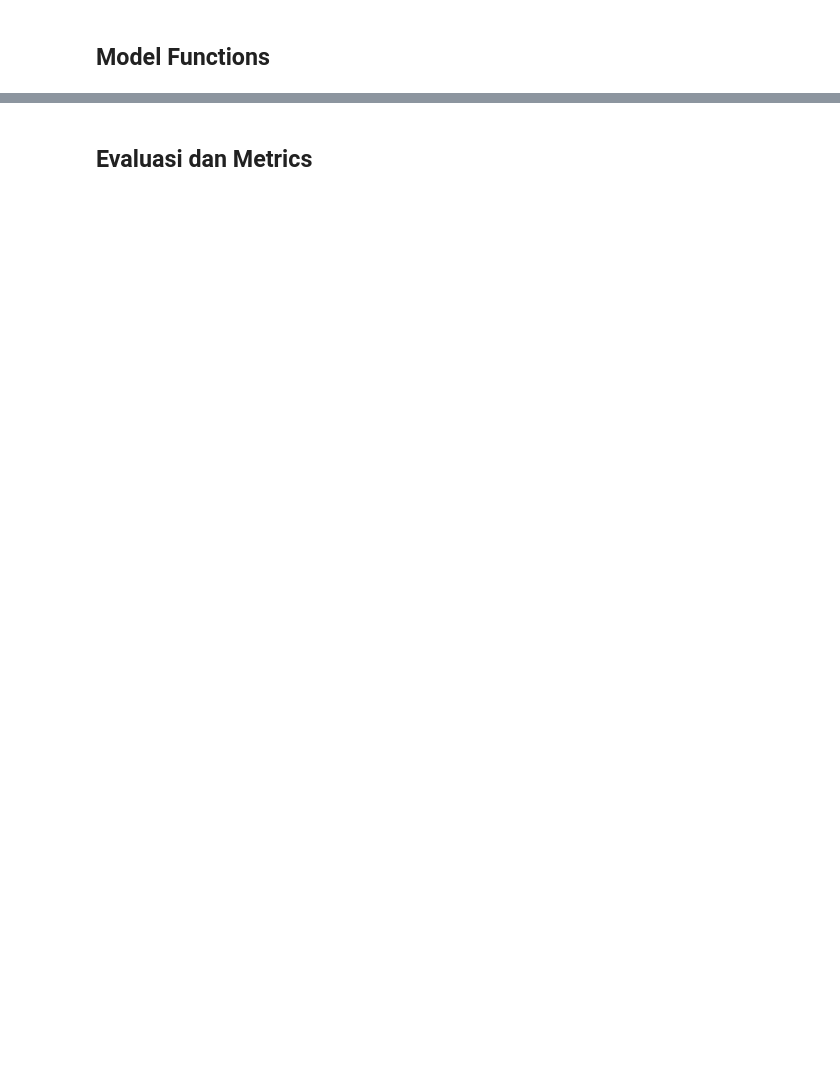
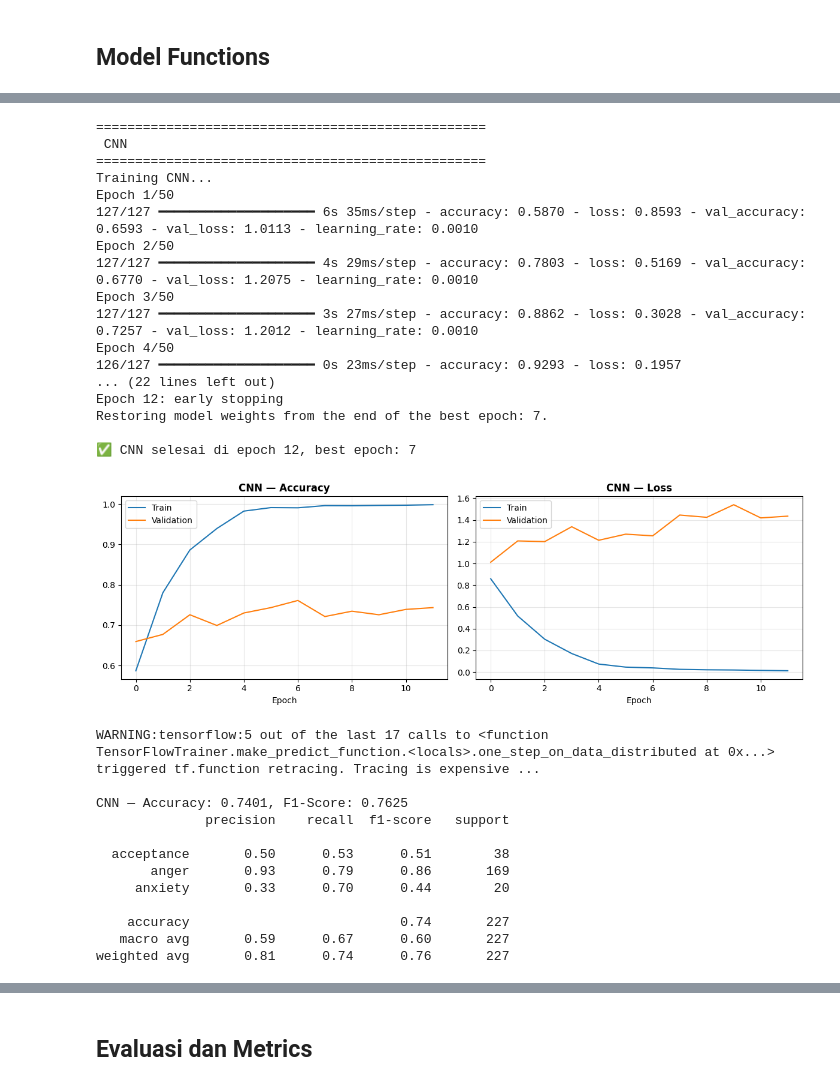
Before and after one commit to WeTeamBest/healmate_ai, a Jupyter notebook: AI/eksperimen/notebook.ipynb, the cells around one changed output, grey strips where cells are left out. Saved outputs shown, nothing was run; the diff lists cells and outputs as text; code cells hidden in the pictures; blank space fills up the shorter version.

```diff
--- a/AI/eksperimen/notebook.ipynb
+++ b/AI/eksperimen/notebook.ipynb
@@ -432,18 +677,49 @@ print(f'GRU - Best Epoch: {best_epoch_gru}, Train Acc: {train_acc_gru:.4f}, Val
 # %%
 # CNN
 cnn_model = model_CNN()
 
 print("\n" + "="*50)
 print(" CNN ")
 print("="*50)
 
-cnn_model, cnn_history = train_model(cnn_model, 'CNN', X_train_seq, y_train, X_val_seq, y_val)
+cnn_model, cnn_history = train_model(cnn_model, 'CNN', X_train_seq_smote, y_train_seq_smote, X_val_seq, y_val)
 
 plot_history(cnn_history, 'CNN')
 
 best_epoch_cnn  = int(np.argmax(cnn_history.history['val_accuracy'])) + 1
 train_acc_cnn   = cnn_history.history['accuracy'][best_epoch_cnn-1]
 val_acc_cnn     = cnn_history.history['val_accuracy'][best_epoch_cnn-1]
 test_acc_cnn, _ = evaluate_dl_model(cnn_model, X_test_seq, y_test, "CNN")
 
 print(f'CNN - Best Epoch: {best_epoch_cnn}, Train Acc: {train_acc_cnn:.4f}, Val Acc: {val_acc_cnn:.4f}, Test Acc: {test_acc_cnn:.4f}')
+# %% [output]
+==================================================
+ CNN
+==================================================
+Training CNN...
+Epoch 1/50
+127/127 ━━━━━━━━━━━━━━━━━━━━ 6s 35ms/step - accuracy: 0.5870 - loss: 0.8593 - val_accuracy: 0.6593 - val_loss: 1.0113 - learning_rate: 0.0010
+Epoch 2/50
+127/127 ━━━━━━━━━━━━━━━━━━━━ 4s 29ms/step - accuracy: 0.7803 - loss: 0.5169 - val_accuracy: 0.6770 - val_loss: 1.2075 - learning_rate: 0.0010
+Epoch 3/50
+127/127 ━━━━━━━━━━━━━━━━━━━━ 3s 27ms/step - accuracy: 0.8862 - loss: 0.3028 - val_accuracy: 0.7257 - val_loss: 1.2012 - learning_rate: 0.0010
+Epoch 4/50
+126/127 ━━━━━━━━━━━━━━━━━━━━ 0s 23ms/step - accuracy: 0.9293 - loss: 0.1957
+... (22 lines left out)
+Epoch 12: early stopping
+Restoring model weights from the end of the best epoch: 7.
+
+✅ CNN selesai di epoch 12, best epoch: 7
+[figure, added]
+WARNING:tensorflow:5 out of the last 17 calls to <function TensorFlowTrainer.make_predict_function.<locals>.one_step_on_data_distributed at 0x...> triggered tf.function retracing. Tracing is expensive ...
+
+CNN — Accuracy: 0.7401, F1-Score: 0.7625
+              precision    recall  f1-score   support
+
+  acceptance       0.50      0.53      0.51        38
+       anger       0.93      0.79      0.86       169
+     anxiety       0.33      0.70      0.44        20
+
+    accuracy                           0.74       227
+   macro avg       0.59      0.67      0.60       227
+weighted avg       0.81      0.74      0.76       227
```
Also changed, not shown: parts of 24 cells of this notebook, 9 other files.
